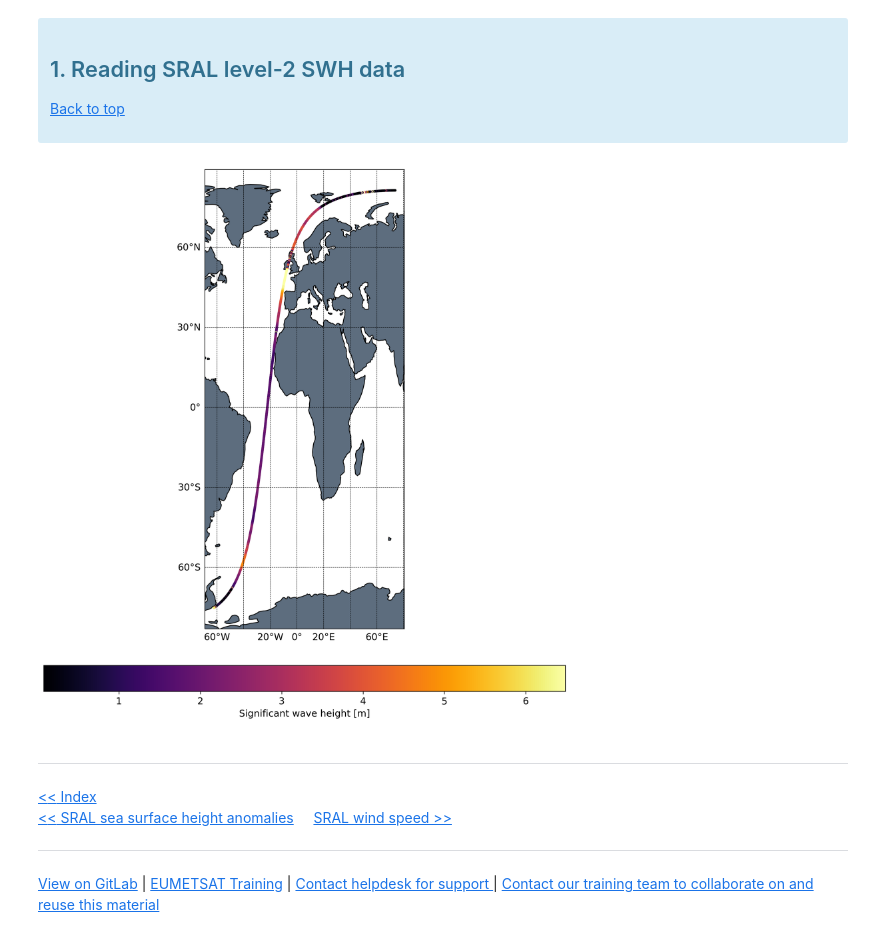
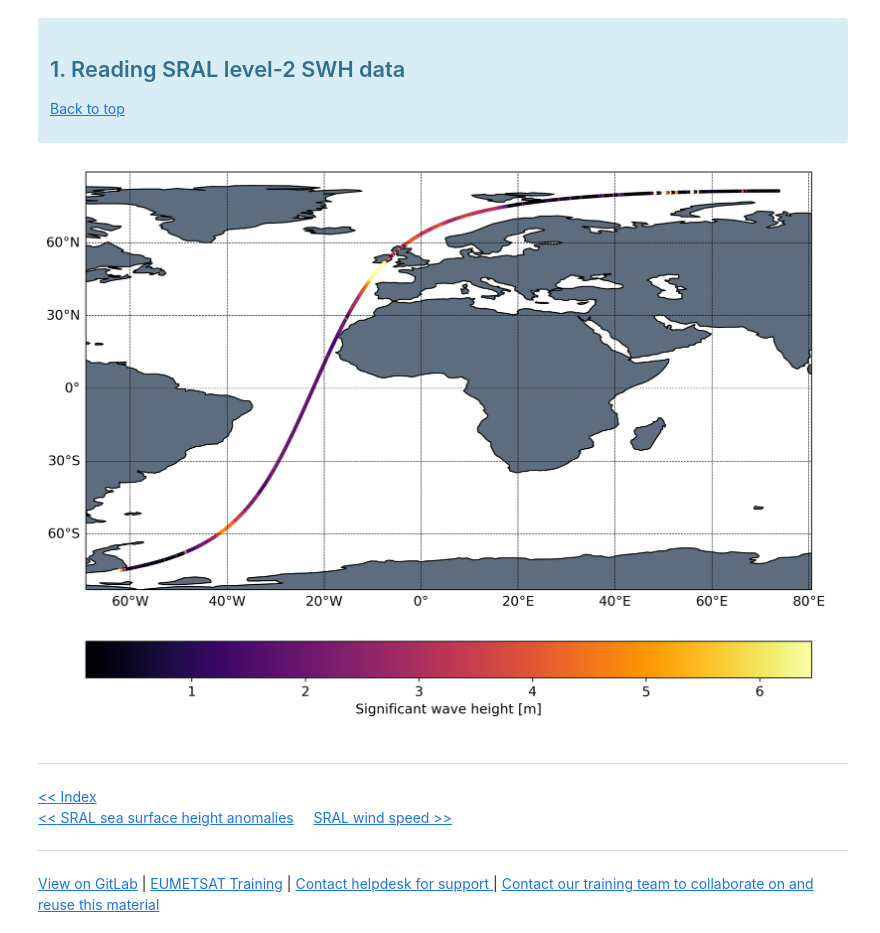
Before and after one commit to wekeo/learn-sral, a Jupyter notebook: 1_SRAL_introductory/1_7_SRAL_SWH.ipynb, the cells around one changed output. Cells and saved outputs as stored; diff of their text form; code cells hidden in the pictures.

```diff
--- a/1_SRAL_introductory/1_7_SRAL_SWH.ipynb
+++ b/1_SRAL_introductory/1_7_SRAL_SWH.ipynb
@@ -69,7 +68,7 @@ plt.rcParams.update({'font.size': 12})
 # %%
 # selecting SAFE directories
 SAFE_directory = os.path.join(os.getcwd(), 'products',
-    'S3B_SR_2_WAT____20220218T110400_20220218T115102_20220220T035329_2822_062_365______MAR_O_ST_004.SEN3')
+    'S3B_SR_2_WAT____20220218T110400_20220218T115102_20220316T035351_2822_062_365______MAR_O_NT_004.SEN3')
 measurement_file = "standard_measurement.nc"
 # %%
 # read data
@@ -81,37 +80,38 @@ flags_swh[flags_swh != 0.0] = 1.15
 flags_swh[flags_swh == 0.0] = np.nan
 # %%
 # plot the flagged track data for geophysical variables
-fig, m = plt.subplots(1, 1, figsize=(10, 10), dpi=300,subplot_kw={"projection": cartopy.crs.PlateCarree()})
+fig, m = plt.subplots(1, 1, figsize=(10, 10), dpi=300, subplot_kw={"projection": cartopy.crs.PlateCarree()})
 
 labels = ['Significant wave height [m]']
 plot_vars = [ds.swh_ocean_01_ku]
 plot_flags = [flags_swh]
 cmaps = ["inferno"]
 
 init = True
 for label, plot_var, plot_flag, cmap in zip(labels, plot_vars, plot_flags, cmaps):
 
     vmin = np.nanpercentile(plot_var, 5)
     vmax = np.nanpercentile(plot_var, 95)
     plot_var[plot_flag == 0] = np.nan
     f1 = m.scatter(ds.lon_01, ds.lat_01, c=plot_var, s=10, cmap=cmap, marker='o', edgecolors=None,
                    linewidth=0.0, vmin=vmin, vmax=vmax)
 
     m.add_feature(cartopy.feature.LAND, zorder=0, edgecolor='k', facecolor='#5D6D7E')
     g1 = m.gridlines(draw_labels = True, zorder=20, color='0.0', linestyle='--', linewidth=0.5)
     g1.top_labels = False
     g1.right_labels = False
     g1.xlabel_style = {'color': 'black'}
     g1.ylabel_style = {'color': 'black'}
     m.set(facecolor = "1.0")
-    m.set_aspect(2)
+    m.set_aspect(0.5)
 
     cbar = plt.colorbar(f1, ax=m, orientation="horizontal", fraction=0.05, pad=0.07)
     cbar.set_label(label)
 
 plt.tight_layout()
+plt.savefig('1_7_SRAL_SWH.png')
 # %% [output]
-[figure, old version]
+[figure, new version]
 # %% [markdown]
 <hr>
 <a href="../Index.ipynb"><< Index</a>
```
Also changed, not shown: parts of 2 cells of this notebook, 18 other files.
